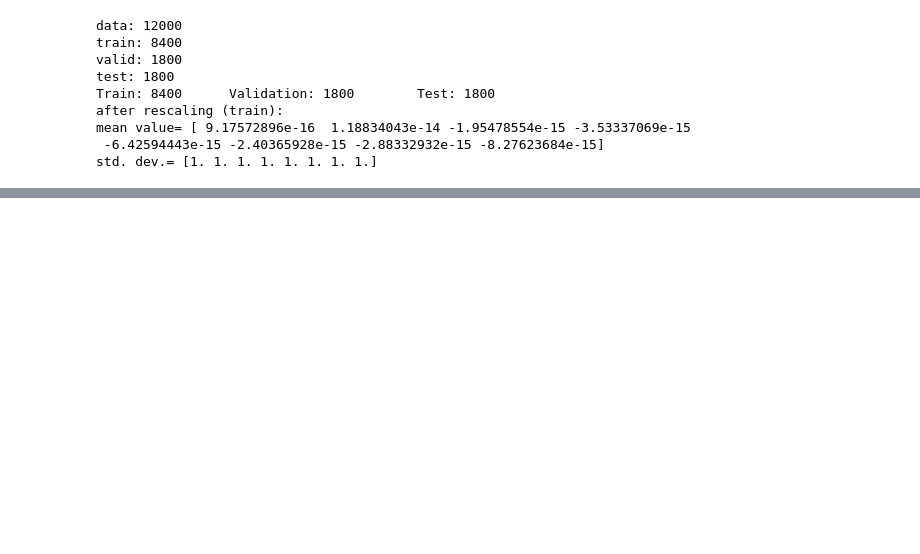
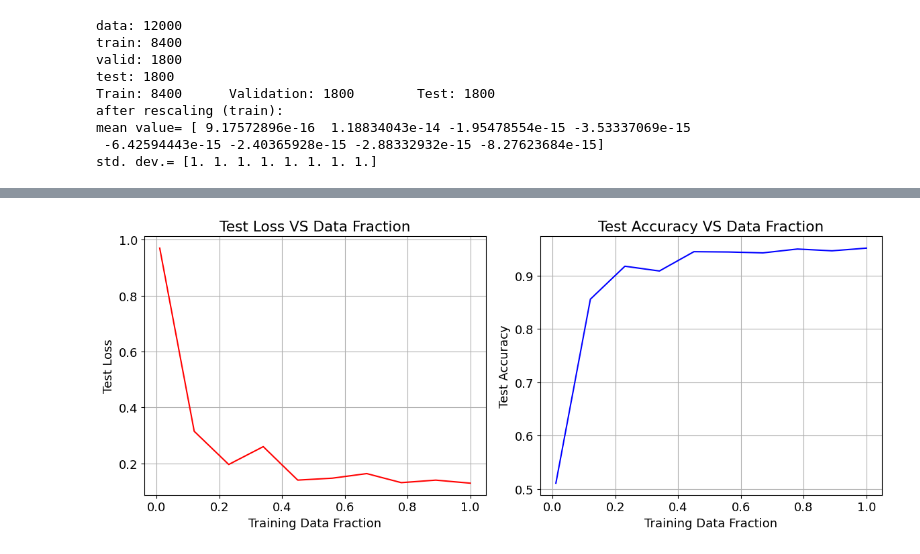
Before and after one commit to FC0000/LCP_B, a Jupyter notebook: group2607_exercise1.ipynb, the cells around one changed output, grey strips where cells are left out. Cells and saved outputs as stored; diff of their text form; code cells hidden in the pictures; blank space fills up the shorter version.

```diff
--- a/group2607_exercise1.ipynb
+++ b/group2607_exercise1.ipynb
@@ -14,8 +18,8 @@ import matplotlib.pyplot as plt
 import matplotlib.cm as cm
 from keras.models import Sequential
 from keras.layers import Dense, Dropout
+import keras
 from keras_tuner import RandomSearch
-from sklearn.preprocessing import StandardScaler
 import tensorflow.random as tf_r
 
 %run useful.py
@@ -26,7 +30,7 @@ N=12000
 L=8
 B=10
 
-TYPE=4
+TYPE=3
 
 # we set the seeds for reproducibility
 np.random.seed(12345)
@@ -87,7 +96,4 @@ std. dev.= [1. 1. 1. 1. 1. 1. 1. 1.]
 # %%
-import keras_tuner as kt
-from tensorflow import keras
-
 def build_model(hp):
 
     model = keras.Sequential()
@@ -109,7 +115,7 @@ def build_model(hp):
     model.add(keras.layers.Dense(1, activation='sigmoid'))
 
     # we set the optimizer and learning rate hyperparameters to tune
-    hp_learning_rate = hp.Choice('learning_rate', values=[1e-1, 1e-2, 1e-3, 1e-4, 1e-5, 1e-6])
+    hp_learning_rate = hp.Choice('learning_rate', values=[1e-1, 1e-2, 1e-3, 1e-4])
     hp_optimizer = hp.Choice('optimizer', values=['adam', 'rmsprop', 'sgd'])
 
     if hp_optimizer == 'adam':
@@ -129,32 +137,24 @@ def build_model(hp):
 # %%
-# 1. Initialize the RandomSearch tuner
-tuner = kt.RandomSearch(
+tuner = RandomSearch(
     hypermodel=build_model,
     objective='val_accuracy',
-    max_trials=20,  # The maximum number of random combinations to test
-    executions_per_trial=1, # Number of models to train per trial (increase to reduce variance)
+    max_trials=20,  # maximum number of random combinations to test in random search
+    executions_per_trial=1, # number of models to train
     directory='my_tuning_dir',
     project_name='random_search_demo'
 )
 
-# 2. View a summary of the search space
-tuner.search_space_summary()
-
-# 3. Execute the search (assuming you have x_train, y_train, x_val, y_val)
+# we execute the search (batch_size=32 by default)
 tuner.search(
     x_train,
     y_train,
-    epochs=10,
+    epochs=15, # we observe that above 15 epochs the models start to overfit
     validation_data=(x_val, y_val)
 )
 
-# 4. Retrieve the best results
 best_hps = tuner.get_best_hyperparameters(num_trials=1)[0]
 print(f"Best Activation Function: {best_hps.get('activation')}")
 print(f"Best Optimizer: {best_hps.get('optimizer')}")
 print(f"Best Learning Rate: {best_hps.get('learning_rate')}")
 print(f"Best Dropout Rate: {best_hps.get('dropout_rate')}")
-
-# Get the actual best model to use for predictions
-best_model = tuner.get_best_models()[0]
 # %% [output]
@@ -175,0 +251,17 @@ Best Dropout Rate: 0.1
+# %%
+# plots
+fig, ax = plt.subplots(1, 2, figsize=(12, 5))
+ax[0].plot(fraction_list, testloss_list, color='red')
+ax[0].set_xlabel('Training Data Fraction')
+ax[0].set_ylabel('Test Loss')
+ax[0].set_title('Test Loss VS Data Fraction')
+ax[0].grid()
+ax[1].plot(fraction_list, testacc_list, color='blue')
+ax[1].set_xlabel('Training Data Fraction')
+ax[1].set_ylabel('Test Accuracy')
+ax[1].set_title('Test Accuracy VS Data Fraction')
+ax[1].grid()
+plt.plot()
+plt.tight_layout()
+# %% [output]
+[figure, added]
```
Also changed, not shown: parts of 15 cells of this notebook.
